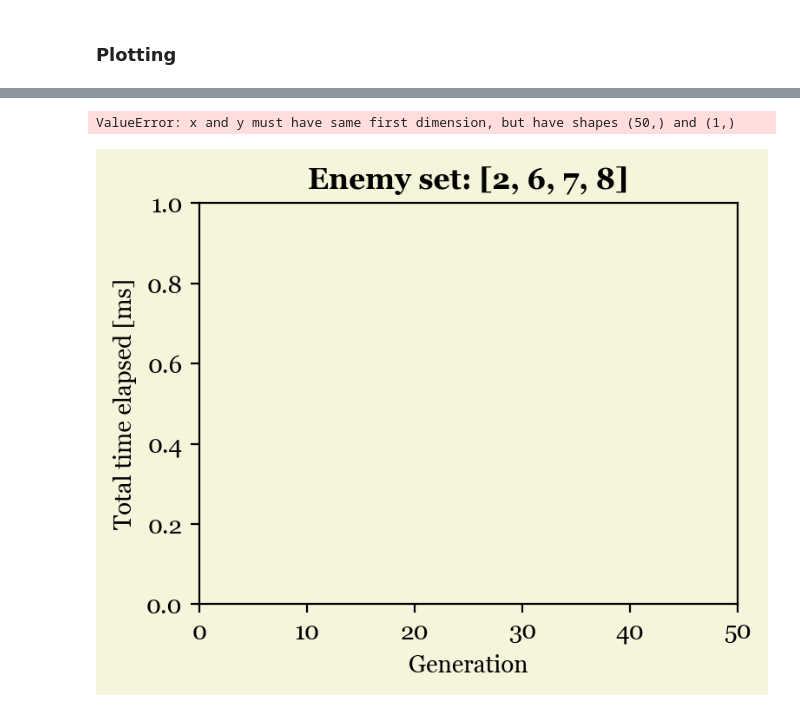
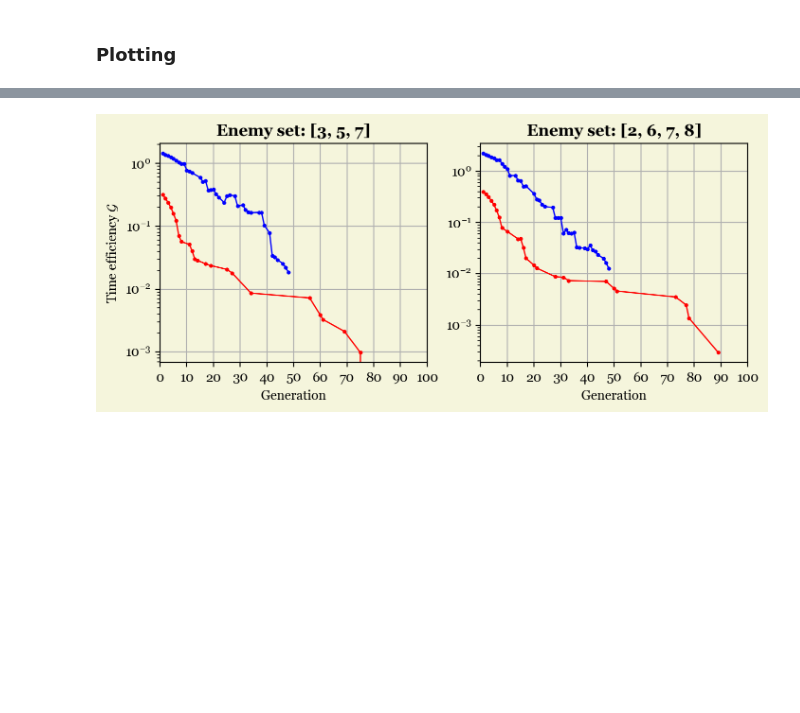
Before and after one commit to jonas4climate/evoman_ec, a Jupyter notebook: generalist_visualization.ipynb, the cells around one changed output, grey strips where cells are left out. Drawn from its saved outputs; the diff is of its cells as text; code cells hidden in the pictures; blank space fills up the shorter version.

```diff
--- a/generalist_visualization.ipynb
+++ b/generalist_visualization.ipynb
@@ -262,8 +263,8 @@ print(cmaes_cumtime.shape)
 ### Read NEAT time data
 # %%
 neat_time = np.array([
-    np.load(os.path.join(NEAT_DATAPATH, "set_1", "all_times_elapsedstatic.npy"))[:,:NGEN],
-    np.load(os.path.join(NEAT_DATAPATH, "set_2", "all_times_elapsedstatic.npy"))[:,:NGEN]
+    np.load(os.path.join(NEAT_DATAPATH, "set_1", "all_times_elapsedstatic.npy")),
+    np.load(os.path.join(NEAT_DATAPATH, "set_2", "all_times_elapsedstatic.npy"))
 ])
 
 # Normalize to miliseconds
@@ -319,9 +319,0 @@ plt.show()
-# %%
-cmaes_time = np.mean(cmaes_time, axis=1)
-cmaes_hof = np.mean(cmaes_hof, axis=1)
-
-print(cmaes_time.shape)
-print(cmaes_hof.shape)
-
-cmaes_hofdiff = np.roll(cmaes_hof, -1, axis=1) - cmaes_hof
-print(cmaes_hofdiff)
@@ -346,39 +398,40 @@ print(cmaes_hofdiff)
 # %%
-fig, axis = plt.subplots(1, 1, figsize=(4, 3), dpi=200)
+fig, axes = plt.subplots(1, 2, figsize=(8, 3), dpi=200)
 fig.patch.set_facecolor('beige')
 
 # Plot formatting
 for (i, enemy_set) in enumerate([ENEMY_SET_1, ENEMY_SET_2]):
     # axes[i].set_ylim(-20, 115)
     # axes[i].set_yticks(np.arange(-20, 101, 20))
 
-    axis.set_facecolor('beige')
+    axes[i].set_facecolor('beige')
 
     if i == 0:
-        axis.set_ylabel("Total time elapsed [ms]")
+        axes[i].set_ylabel("Time efficiency " + r"$\mathcal{G}$")
 
-    axis.set_xlim(0, NGEN)
-    axis.set_xticks(np.arange(0, NGEN + 1, 10))
-    axis.set_xlabel("Generation")
-    axis.set_title(f"Enemy set: {enemy_set}", weight="bold")
-    axis.grid()
+    axes[i].set_xlim(0, NGEN)
+    axes[i].set_xticks(np.arange(0, 101, 10))
+    axes[i].set_xlabel("Generation")
+    axes[i].set_title(f"Enemy set: {enemy_set}", weight="bold")
+    axes[i].set_yscale('log')
+    axes[i].grid()
 
 lines = []
 labels = []
 
-line1 = plot_mean_with_sd(axis, range(NGEN), np.mean(cmaes_time[0], axis=0), np.std(cmaes_time[0], axis=0), color="#5a6063", label=f"CMAES: {ENEMY_SET_1}")
-line2 = plot_mean_with_sd(axis, range(NGEN), np.mean(neat_time[0], axis=0), np.std(neat_time[0], axis=0), color="#1d7eb3", label=f"NEAT: {ENEMY_SET_1}")
+for (i, enemy_set) in enumerate([ENEMY_SET_1, ENEMY_SET_2]):
+    line1 = axes[i].plot(cmaes_timeeff_plotdata[i][0], cmaes_timeeff_plotdata[i][1], '-o', c='blue', lw=1, ms=2)
+    line2 = axes[i].plot(neat_timeeff_plotdata[i][0], neat_timeeff_plotdata[i][1], '-o', c='red', lw=1, ms=2)
+    # line1 = plot_mean_with_sd(axes[i], range(50), np.mean(cmaes_timeeff[i], axis=0), np.std(cmaes_timeeff[i], axis=0), color="#5a6063", label=f"CMAES: {ENEMY_SET_2}")
+    # line2 = plot_mean_with_sd(axes[i], range(100), np.mean(neat_timeeff[i], axis=0), np.std(neat_timeeff[i], axis=0), color="#1d7eb3", label=f"NEAT: {ENEMY_SET_2}")
 
-line3 = plot_mean_with_sd(axis, range(NGEN), np.mean(cmaes_time[1], axis=0), np.std(cmaes_time[1], axis=0), color="#97a2a8", label=f"CMAES: {ENEMY_SET_2}")
-line4 = plot_mean_with_sd(axis, range(NGEN), np.mean(neat_time[1], axis=0), np.std(neat_time[1], axis=0), color="#23c2de", label=f"NEAT: {ENEMY_SET_2}")
+#     if i == 0:
+#         lines.extend([line1, line2])
+#         labels.extend([f"CMAES", f"NEAT"])
 
-lines.extend([line1, line2, line3, line4])
-labels.extend([f"CMAES: {ENEMY_SET_1}", f"NEAT: {ENEMY_SET_1}", f"CMAES: {ENEMY_SET_2}", f"NEAT: {ENEMY_SET_2}"])
-
-fig.tight_layout(rect=[0, 0, 1, 0.95])
-fig.legend(lines, labels, loc='upper center', ncol=2, bbox_to_anchor=(0.5, 1.10), fontsize=10, frameon=False)
+# fig.tight_layout(rect=[0, 0, 1, 0.95])
+# fig.legend(lines, labels, loc='upper center', ncol=2, bbox_to_anchor=(0.5, 1.10), fontsize=10, frameon=False)
 # fig.savefig("figures/convergence.png", dpi=400)
 plt.show()
 # %% [output]
-ValueError: x and y must have same first dimension, but have shapes (50,) and (1,)
-[figure, old version]
+[figure, new version]
```
Also changed, not shown: parts of 12 cells of this notebook.
